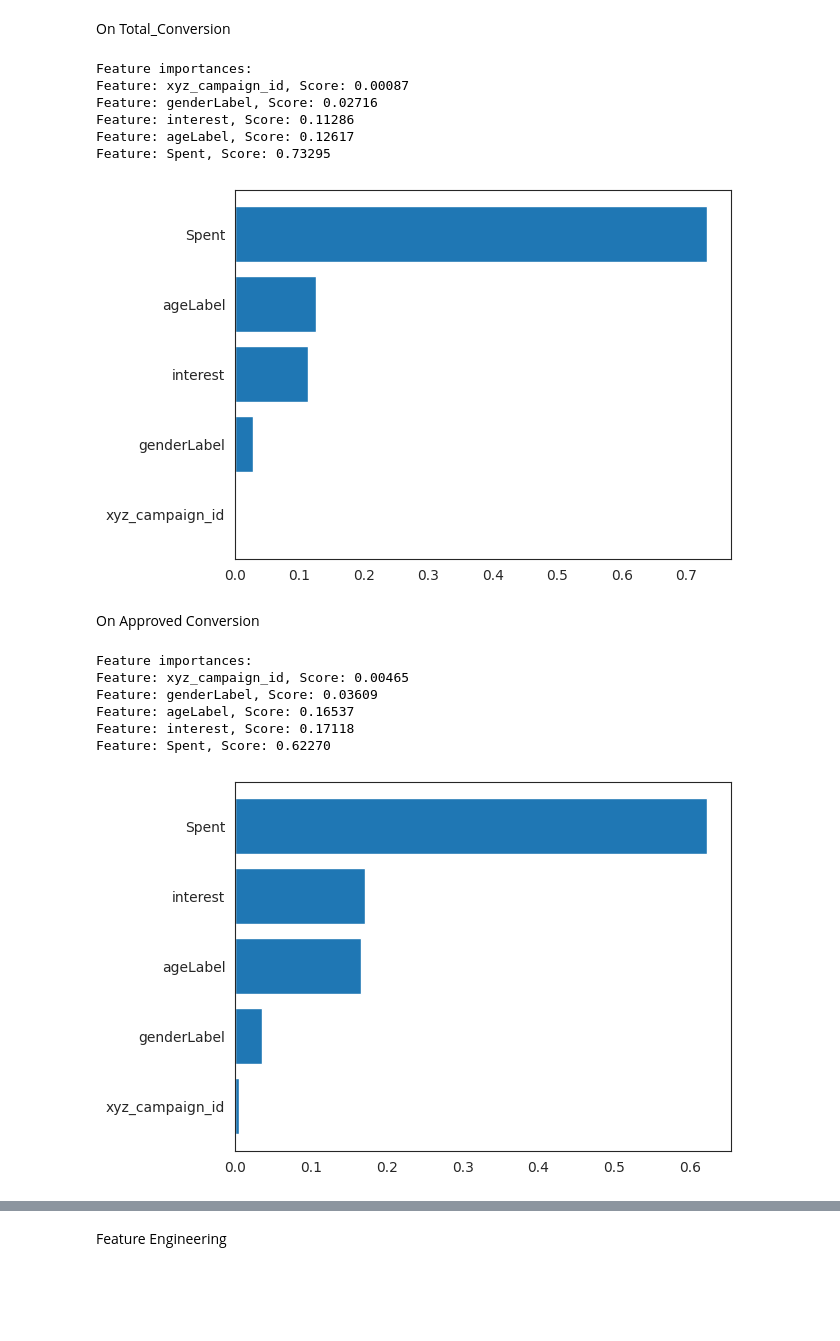
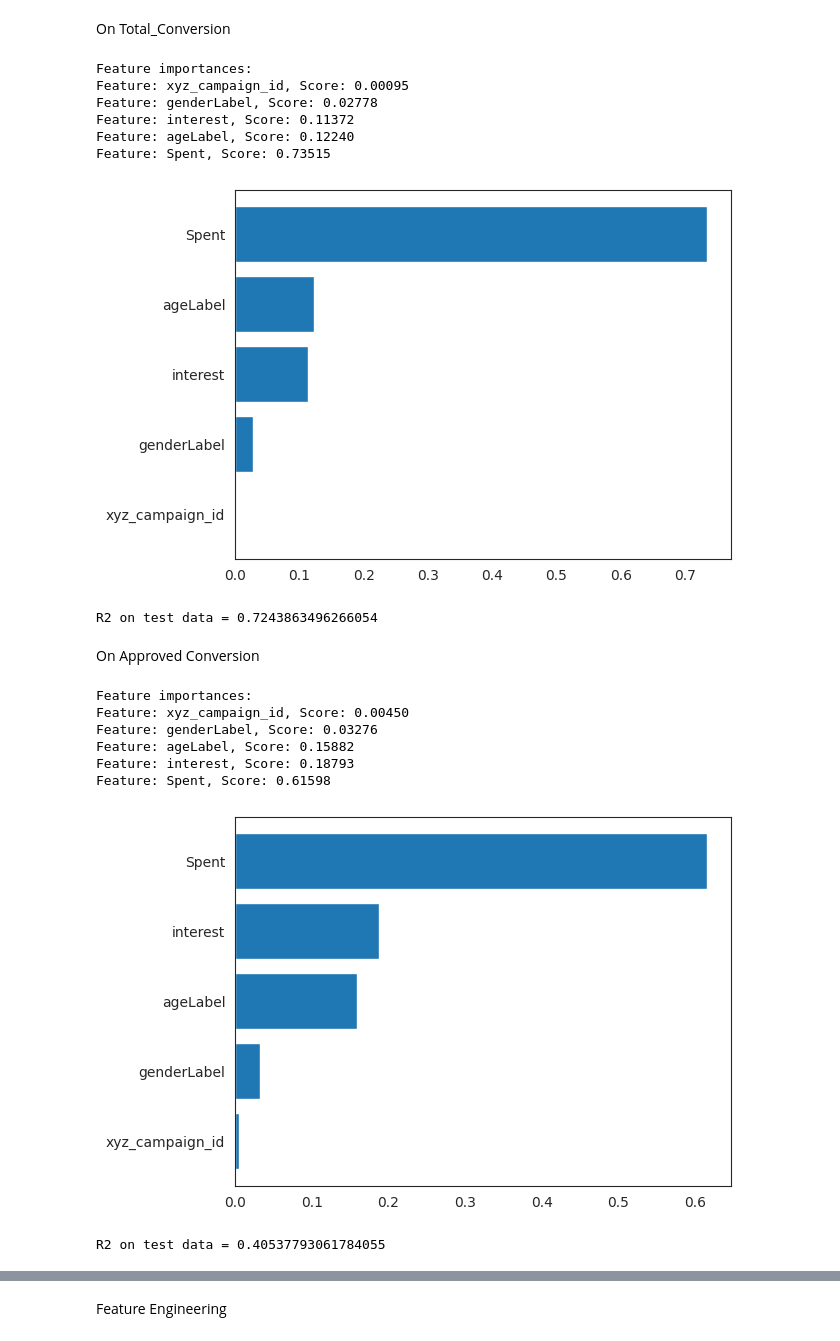
Before and after one commit to tyuukau/BA, a Jupyter notebook: src/modelling.ipynb, the cells around one changed output, grey strips where cells are left out. Cells and saved outputs as stored; diff of their text form; code cells hidden in the pictures; blank space fills up the shorter version.

```diff
--- a/src/modelling.ipynb
+++ b/src/modelling.ipynb
@@ -151,45 +189,83 @@ model = RandomForestRegressor()
 # Fit the model to the data
 model.fit(X, y)
 
+prediction = model.predict(test_df[features])
+
 # Get feature importances
 importances = model.feature_importances_
 
 # plot feature importance
 plotFeatures(importances)
+
+# Initialize the RandomForestRegressor
+rf = RandomForestRegressor(n_estimators=10, max_depth=10, random_state=42)
+
+# Fit the model on the training data
+rfModel = rf.fit(X , y)
+
+# Make predictions on the test data
+predictions = rfModel.predict(test_df[features])
+
+# Round the predictions to 0 decimal places
+predictions_rounded = np.round(predictions, 0)
+
+# Calculate R Squared value
+r2_value = r2_score(test_df['Total_Conversion'], predictions_rounded)
+print(f"R2 on test data = {r2_value}")
 # %% [output]
 Feature importances:
-Feature: xyz_campaign_id, Score: 0.00087
-Feature: genderLabel, Score: 0.02716
-Feature: interest, Score: 0.11286
-Feature: ageLabel, Score: 0.12617
-Feature: Spent, Score: 0.73295
+Feature: xyz_campaign_id, Score: 0.00095
+Feature: genderLabel, Score: 0.02778
+Feature: interest, Score: 0.11372
+Feature: ageLabel, Score: 0.12240
+Feature: Spent, Score: 0.73515
 [figure]
+R2 on test data = 0.7243863496266054
 # %% [markdown]
 On Approved Conversion
 # %%
 # Create X (input features) and y (target variable) arrays
 X = train_df[features]
 y = train_df['Approved_Conversion']
 
 # Create an instance of the RandomForestRegressor model
 model = RandomForestRegressor()
 
 # Fit the model to the data
 model.fit(X, y)
 
+prediction = model.predict(test_df[features])
+
 # Get feature importances
 importances = model.feature_importances_
 
 # plot feature importance
 plotFeatures(importances)
+
+# Initialize the RandomForestRegressor
+rf = RandomForestRegressor(n_estimators=10, max_depth=10, random_state=42)
+
+# Fit the model on the training data
+rfModel = rf.fit(X , y)
+
+# Make predictions on the test data
+predictions = rfModel.predict(test_df[features])
+
+# Round the predictions to 0 decimal places
+predictions_rounded = np.round(predictions, 0)
+
+# Calculate R Squared value
+r2_value = r2_score(test_df['Approved_Conversion'], predictions_rounded)
+print(f"R2 on test data = {r2_value}")
 # %% [output]
 Feature importances:
-Feature: xyz_campaign_id, Score: 0.00465
-Feature: genderLabel, Score: 0.03609
-Feature: ageLabel, Score: 0.16537
-Feature: interest, Score: 0.17118
-Feature: Spent, Score: 0.62270
+Feature: xyz_campaign_id, Score: 0.00450
+Feature: genderLabel, Score: 0.03276
+Feature: ageLabel, Score: 0.15882
+Feature: interest, Score: 0.18793
+Feature: Spent, Score: 0.61598
-[figure, old version]
+[figure, new version]
+R2 on test data = 0.40537793061784055
 # %%
 def map_click(setting, budget, predictor):
 
```
Also changed, not shown: parts of 6 cells of this notebook.
